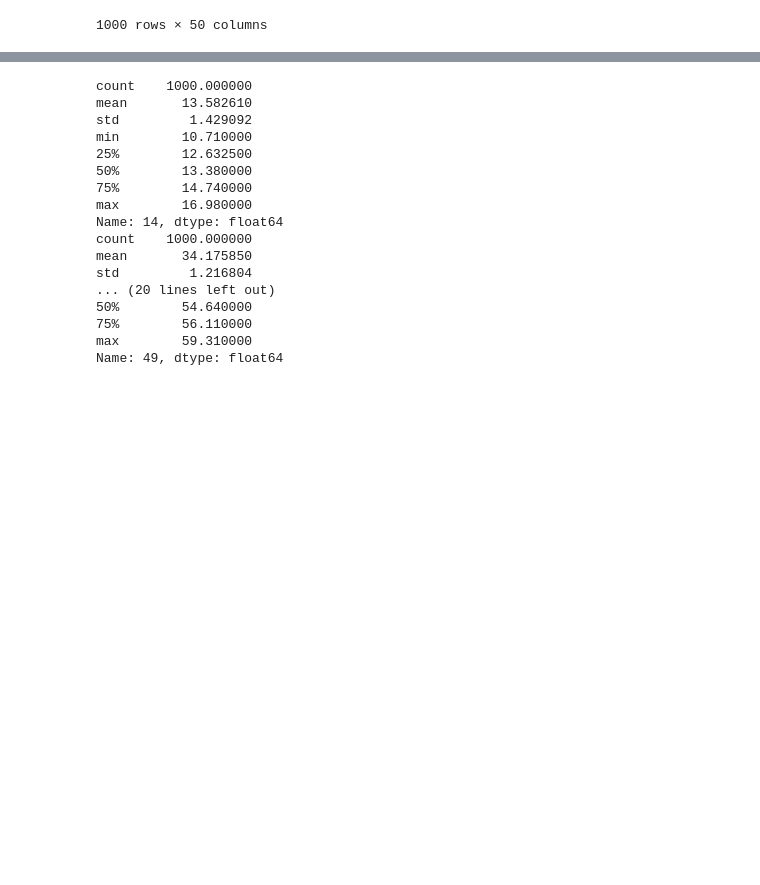
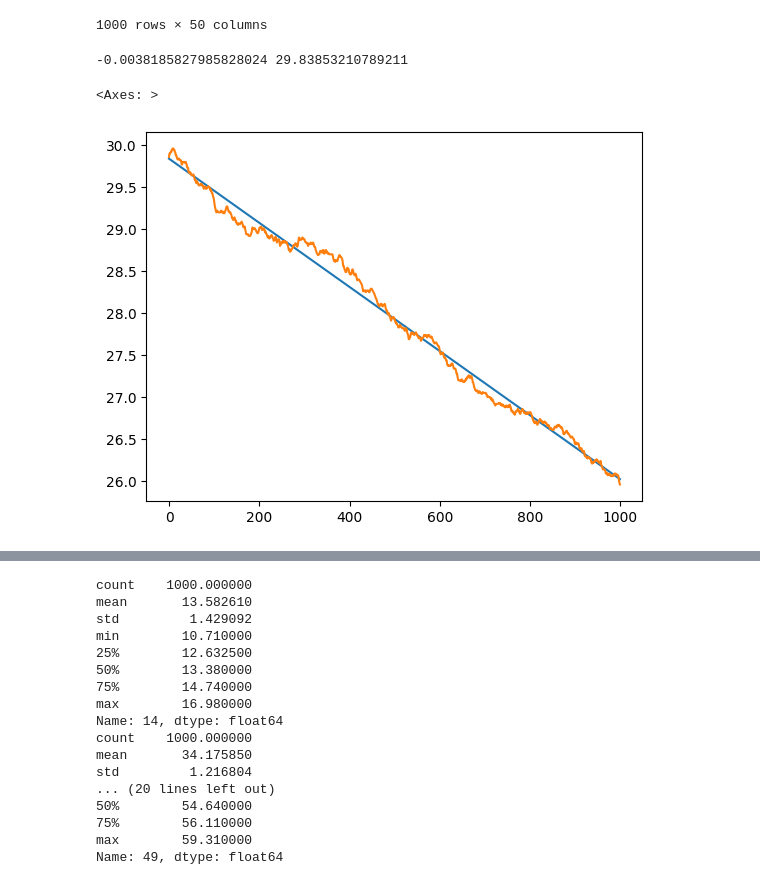
Before and after one commit to Troppydash/algothon, a Jupyter notebook: da/khang_pairs.ipynb, the cells around one changed output, grey strips where cells are left out. Cells and saved outputs as stored; diff of their text form; code cells hidden in the pictures; blank space fills up the shorter version.

```diff
--- a/da/khang_pairs.ipynb
+++ b/da/khang_pairs.ipynb
@@ -41,3 +41,14 @@ preTest = df[750:1000][:]
 
 train = preTrain
 test = preTest
+# %%
+x = np.array(range(0,1000))
+y = np.array(df["27"].values[0:1000])
+m, b = np.polyfit(x, y, 1)
+print(m, b)
+plt.plot(x, m * x + b)
+sns.lineplot(df["27"].values)
+# %% [output]
+-0.0038185827985828024 29.83853210789211
+<Axes: >
+[figure, added]
```
Also changed, not shown: parts of 4 cells of this notebook, 4 other files.
